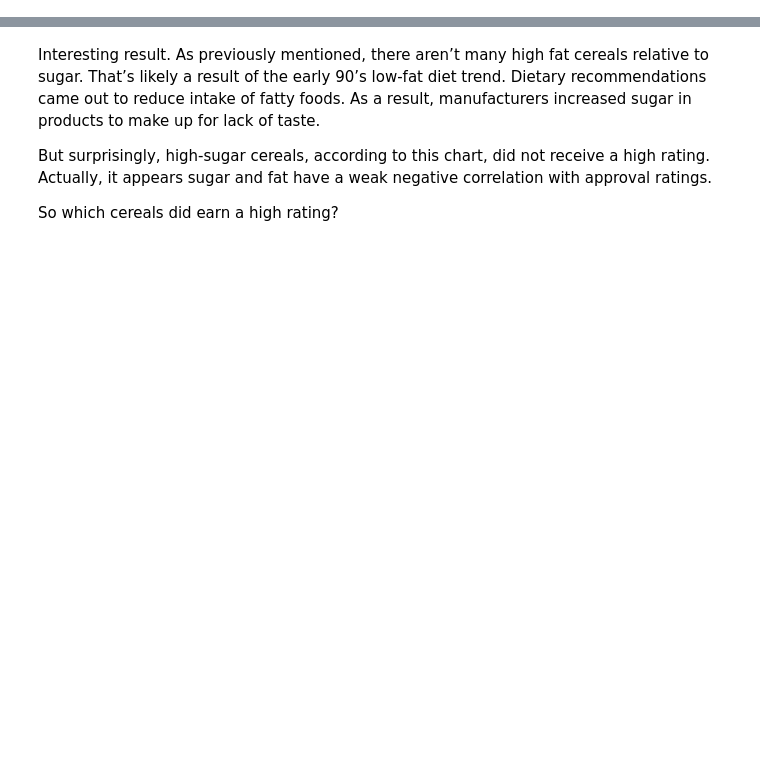
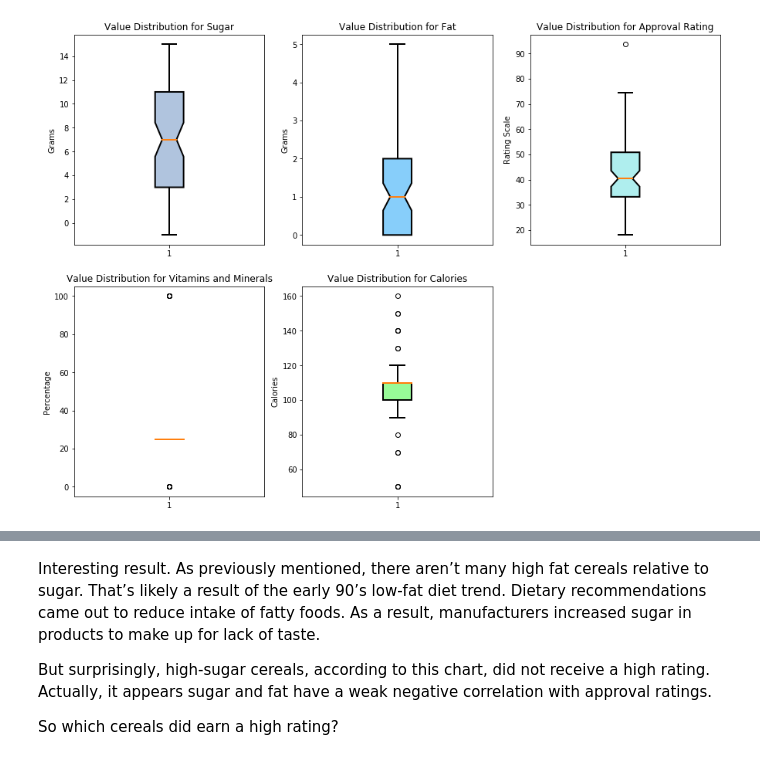
Before and after one commit to KellyCaldwell/Thinkful_Assignments, a Jupyter notebook: capstone_cereal.ipynb, the cells around one changed output, grey strips where cells are left out. Cells and saved outputs as stored; diff of their text form; code cells hidden in the pictures; blank space fills up the shorter version.

```diff
--- a/capstone_cereal.ipynb
+++ b/capstone_cereal.ipynb
@@ -76 +40,96 @@ plt.show()
+# %%
+plt.figure(figsize=(15, 11))
+
+plt.subplot(2, 3, 1)
+bp = plt.boxplot(cereal['sugars'], 1, patch_artist=True)
+
+for box in bp['boxes']:
+    box.set(linewidth=2)
+    box.set(facecolor='lightsteelblue')
+
+for whisker in bp['whiskers']:
+    whisker.set(linewidth=2)
+
+for cap in bp['caps']:
+    cap.set(linewidth=2)
+
+for median in bp['medians']:
+     median.set(linewidth=2)
+
+plt.ylabel('Grams')
+plt.title('Value Distribution for Sugar')
+
+
+plt.subplot(2, 3, 2)
+bp = plt.boxplot(cereal['fat'], 1, patch_artist=True)
+
+for box in bp['boxes']:
+    box.set(linewidth=2)
+    box.set( facecolor='lightskyblue')
+
+for whisker in bp['whiskers']:
+    whisker.set(linewidth=2)
+
+for cap in bp['caps']:
+    cap.set(linewidth=2)
+
+for median in bp['medians']:
+     median.set(linewidth=2)
+
+plt.ylabel('Grams')
+plt.title('Value Distribution for Fat')
+
+
+plt.subplot(2, 3, 3)
+bp = plt.boxplot(cereal['rating'], 1, patch_artist=True)
+
+for box in bp['boxes']:
+    box.set(linewidth=2)
+    box.set(facecolor='paleturquoise')
+
+for whisker in bp['whiskers']:
+    whisker.set(linewidth=2)
+
+for cap in bp['caps']:
+    cap.set(linewidth=2)
+
+for median in bp['medians']:
+     median.set(linewidth=2)
+
+plt.ylabel('Rating Scale')
+plt.title('Value Distribution for Approval Rating')
+
+
+plt.subplot(2, 3, 4)
+bp = plt.boxplot(cereal['vitamins'], patch_artist=True)
+
+for median in bp['medians']:
+     median.set(linewidth=2)
+
+plt.ylabel('Percentage')
+plt.title('Value Distribution for Vitamins and Minerals')
+
+
+plt.subplot(2, 3, 5)
+bp = plt.boxplot(cereal['calories'], patch_artist=True)
+
+for box in bp['boxes']:
+    box.set(linewidth=2)
+    box.set(facecolor='palegreen')
+
+for whisker in bp['whiskers']:
+    whisker.set(linewidth=2)
+
+for cap in bp['caps']:
+    cap.set(linewidth=2)
+
+for median in bp['medians']:
+     median.set(linewidth=2)
+
+plt.ylabel('Calories')
+plt.title('Value Distribution for Calories')
+
+plt.show()
+# %% [output]
+[figure, added]
 # %% [markdown]
```
Also changed, not shown: parts of 11 cells of this notebook.
